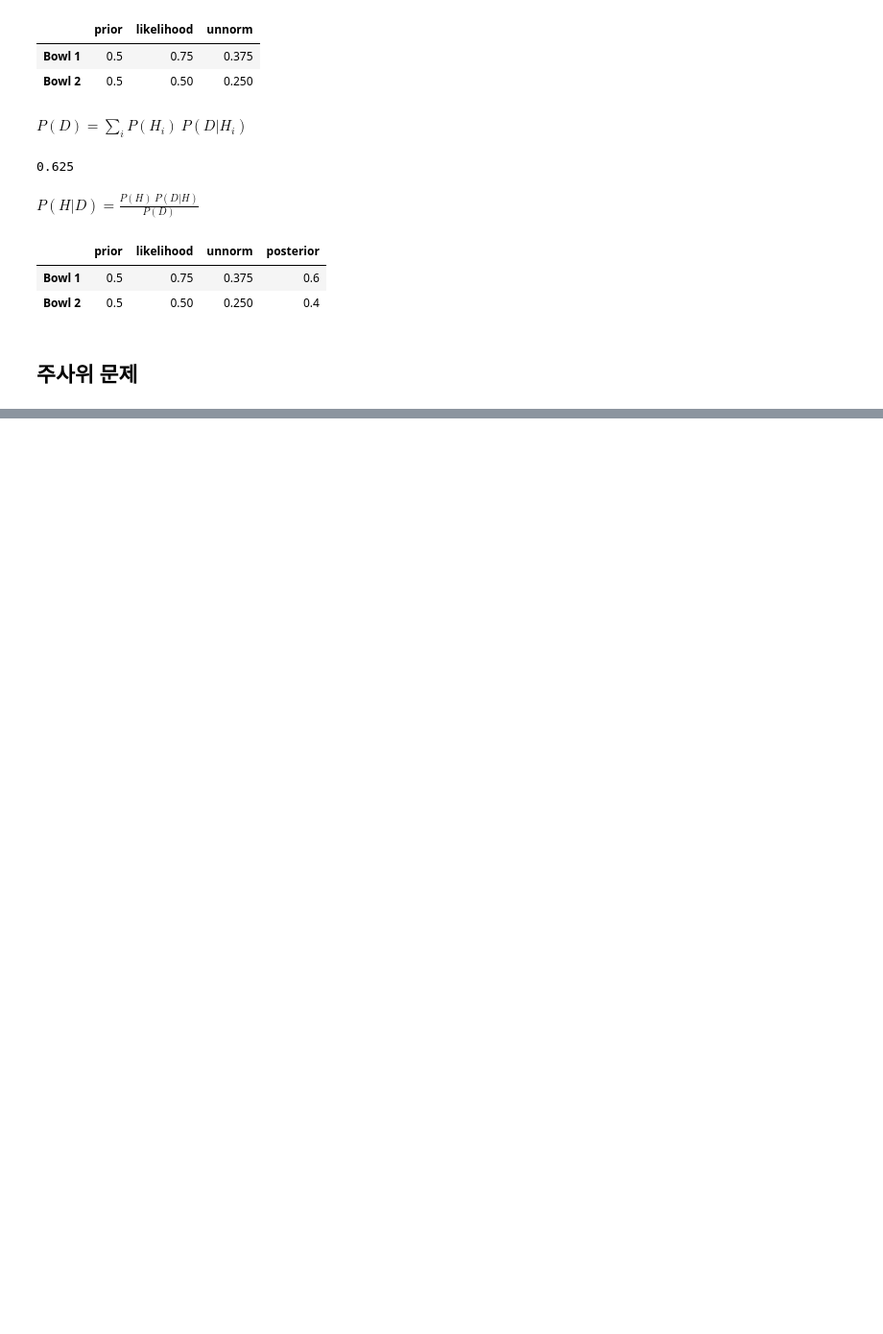
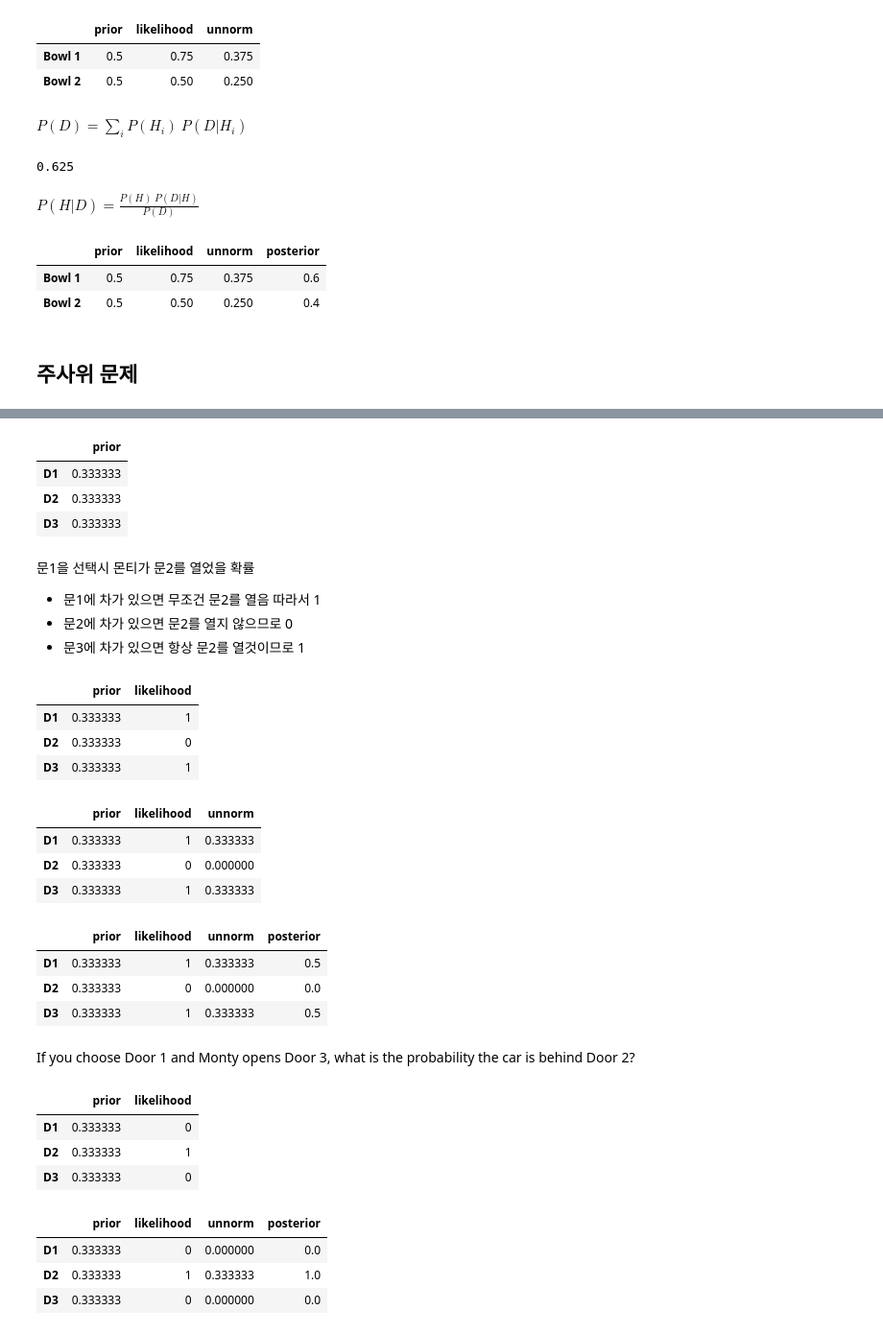
Before and after one commit to birdblues/think-bayes, a Jupyter notebook: ch2.ipynb, the cells around one changed output, grey strips where cells are left out. Shown: that part at 96% size. Saved outputs shown, nothing was run; the diff lists cells and outputs as text; code cells hidden in the pictures; blank space fills up the shorter version.

```diff
--- a/ch2.ipynb
+++ b/ch2.ipynb
@@ -82,0 +267,43 @@ table
+# %%
+monty1 = pd.DataFrame(index=['D1', 'D2', 'D3'])
+monty1['prior'] = 1/3, 1/3, 1/3
+monty1
+# %% [output]
+|  | prior |
+| D1 | 0.333333 |
+| D2 | 0.333333 |
+| D3 | 0.333333 |
+# %% [markdown]
+문1을 선택시 몬티가 문2를 열었을 확률
+* 문1에 차가 있으면 무조건 문2를 열음 따라서 1
+* 문2에 차가 있으면 문2를 열지 않으므로 0
+* 문3에 차가 있으면 항상 문2를 열것이므로 1
+# %%
+monty1['likelihood'] = 1, 0, 1
+monty1
+# %% [output]
+|  | prior | likelihood |
+| D1 | 0.333333 | 1 |
+| D2 | 0.333333 | 0 |
+| D3 | 0.333333 | 1 |
+# %%
+monty1['unnorm'] = monty1['prior'] * monty1['likelihood']
+monty1
+# %% [output]
+|  | prior | likelihood | unnorm |
+| D1 | 0.333333 | 1 | 0.333333 |
+| D2 | 0.333333 | 0 | 0.000000 |
+| D3 | 0.333333 | 1 | 0.333333 |
+# %%
+prob_data = monty1['unnorm'].sum()
+# %%
+monty1['posterior'] = monty1['unnorm'] / prob_data
+monty1
+# %% [output]
+|  | prior | likelihood | unnorm | posterior |
+| D1 | 0.333333 | 1 | 0.333333 | 0.5 |
+| D2 | 0.333333 | 0 | 0.000000 | 0.0 |
+| D3 | 0.333333 | 1 | 0.333333 | 0.5 |
+# %% [markdown]
+
+If you choose Door 1 and Monty opens Door 3, what is the probability the car is behind Door 2?
@@ -82,0 +313,18 @@ table
+# %%
+monty2['likelihood'] = 0, 1, 0
+monty2
+# %% [output]
+|  | prior | likelihood |
+| D1 | 0.333333 | 0 |
+| D2 | 0.333333 | 1 |
+| D3 | 0.333333 | 0 |
+# %%
+monty2['unnorm'] = monty2['prior'] * monty2['likelihood']
+prob_data = monty2['unnorm'].sum()
+monty2['posterior'] = monty2['unnorm'] / prob_data
+monty2
+# %% [output]
+|  | prior | likelihood | unnorm | posterior |
+| D1 | 0.333333 | 0 | 0.000000 | 0.0 |
+| D2 | 0.333333 | 1 | 0.333333 | 1.0 |
+| D3 | 0.333333 | 0 | 0.000000 | 0.0 |
```
Also changed, not shown: parts of 41 cells of this notebook, 6 other files.
